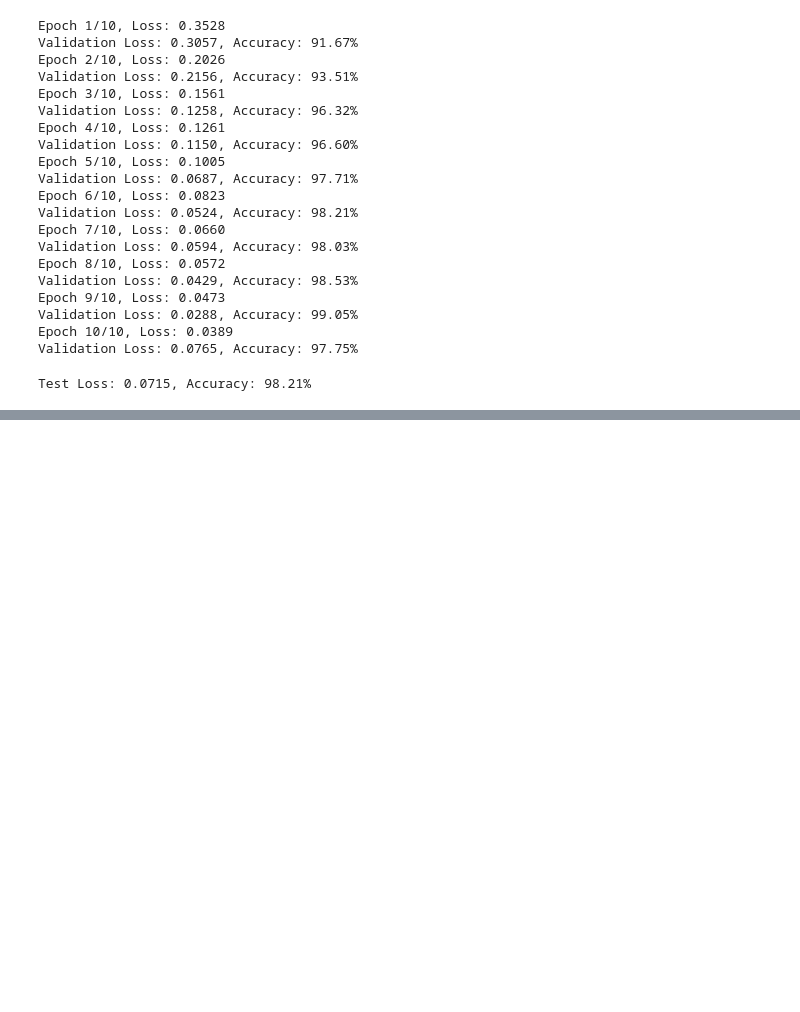
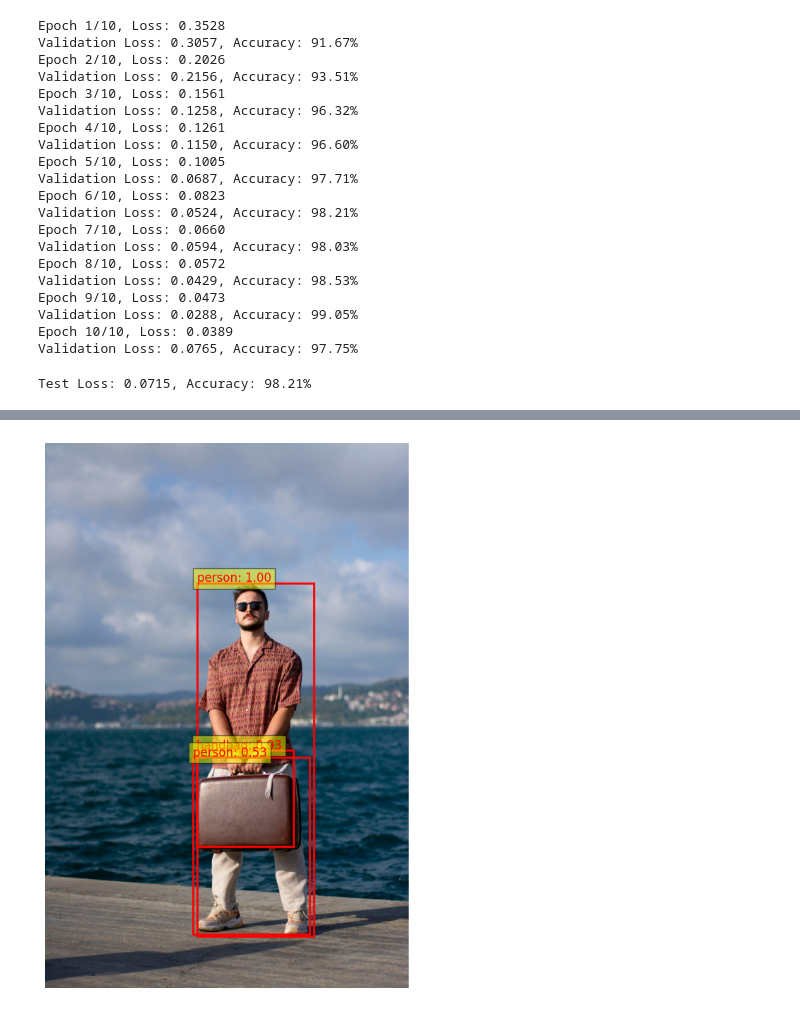
Before and after one commit to ParamDesai111/Fashion-Trends-Sentiment-Analysis-and-Forecasting, a Jupyter notebook: ImageProcessingTool/notebooks/train_clothingImage.ipynb, the cells around one changed output, grey strips where cells are left out. Saved outputs shown, nothing was run; the diff lists cells and outputs as text; code cells hidden in the pictures; blank space fills up the shorter version.

```diff
--- a/ImageProcessingTool/notebooks/train_clothingImage.ipynb
+++ b/ImageProcessingTool/notebooks/train_clothingImage.ipynb
@@ -527,0 +678,10 @@ Test Loss: 0.0715, Accuracy: 98.21%
+# %%
+from torchvision.models.detection import fasterrcnn_resnet50_fpn
+from torchvision.transforms import functional as F
+from PIL import Image
+
+# Load pre-trained Faster R-CNN
+device = torch.device("cuda" if torch.cuda.is_available() else "cpu")
+model = fasterrcnn_resnet50_fpn(pretrained=True)  # Pre-trained on COCO
+model = model.to(device)
+model.eval()
@@ -527,0 +706,8 @@ Test Loss: 0.0715, Accuracy: 98.21%
+# %%
+def preprocess_image_Object(image_path):
+    # Load image
+    image = Image.open(image_path).convert("RGB")
+
+    # Convert to tensor (no resizing to retain object scales)
+    image_tensor = F.to_tensor(image)
+    return image, image_tensor.unsqueeze(0)  # Add batch dimension
@@ -527,0 +735,52 @@ Test Loss: 0.0715, Accuracy: 98.21%
+# %%
+import matplotlib.pyplot as plt
+import matplotlib.patches as patches
+
+# Define COCO category names
+COCO_INSTANCE_CATEGORY_NAMES = [
+    '__background__',  # 0: background
+    'person', 'bicycle', 'car', 'motorcycle', 'airplane', 'bus', 'train', 'truck', 'boat',
+    'traffic light', 'fire hydrant', 'N/A', 'stop sign', 'parking meter', 'bench',
+    'bird', 'cat', 'dog', 'horse', 'sheep', 'cow', 'elephant', 'bear', 'zebra', 'giraffe',
+    'N/A', 'backpack', 'umbrella', 'N/A', 'N/A', 'handbag', 'tie', 'suitcase', 'frisbee',
+    'skis', 'snowboard', 'sports ball', 'kite', 'baseball bat', 'baseball glove',
+    'skateboard', 'surfboard', 'tennis racket', 'bottle', 'N/A', 'wine glass', 'cup',
+    'fork', 'knife', 'spoon', 'bowl', 'banana', 'apple', 'sandwich', 'orange', 'broccoli',
+    'carrot', 'hot dog', 'pizza', 'donut', 'cake', 'chair', 'couch', 'potted plant', 'bed',
+    'N/A', 'dining table', 'N/A', 'N/A', 'toilet', 'N/A', 'tv', 'laptop', 'mouse', 'remote',
+    'keyboard', 'cell phone', 'microwave', 'oven', 'toaster', 'sink', 'refrigerator', 'N/A',
+    'book', 'clock', 'vase', 'scissors', 'teddy bear', 'hair drier', 'toothbrush'
+]
+
+
+def visualize_detections(image, predictions):
+    # Convert to COCO categories if using a pre-trained COCO model
+    categories = COCO_INSTANCE_CATEGORY_NAMES
+    # Display the image
+    plt.figure(figsize=(10, 10))
+    plt.imshow(image)
+    ax = plt.gca()
+
+    # Add bounding boxes
+    for box, label, score in predictions:
+        # Unpack the box
+        xmin, ymin, xmax, ymax = box
+
+        # Draw the bounding box
+        rect = patches.Rectangle(
+            (xmin, ymin), xmax - xmin, ymax - ymin,
+            linewidth=2, edgecolor="red", facecolor="none"
+        )
+        ax.add_patch(rect)
+
+        # Add label and confidence
+        ax.text(xmin, ymin - 10, f"{categories[label]}: {score:.2f}", color="red", fontsize=12, bbox=dict(facecolor='yellow', alpha=0.5))
+
+    plt.axis("off")
+    plt.show()
+
+image_path = "mainwithsuit.jpeg"
+image, predictions = detect_objects(image_path, model)
+visualize_detections(image, predictions)
+# %% [output]
+[figure, added]
```
Also changed, not shown: parts of 14 cells of this notebook, 9 other files.
